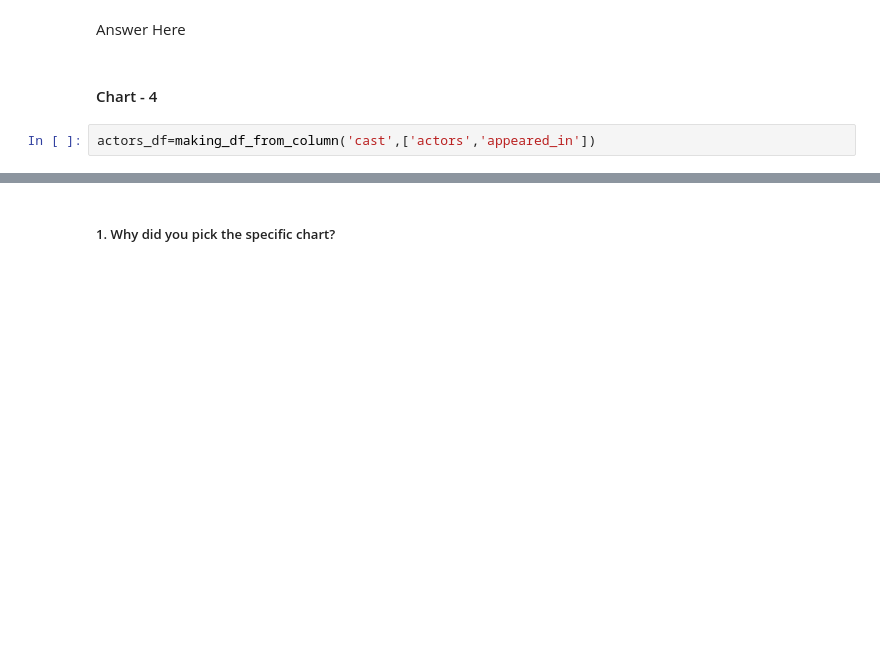
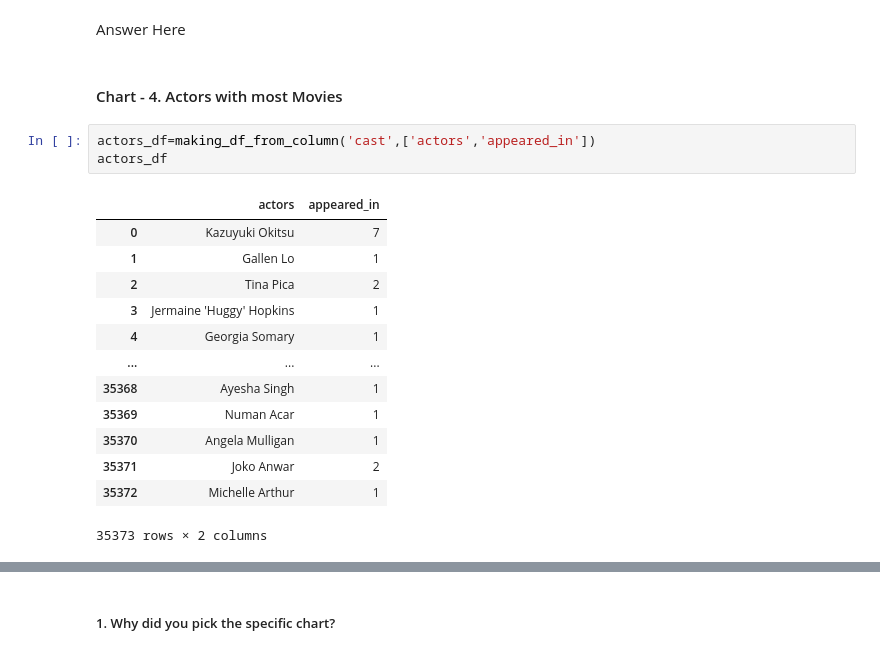
Before and after one commit to LuvMutreja/NETFLIX-MOVIES-AND-TV-SHOWS-CLUSTERING, a Jupyter notebook: Unsupervised_ML_Project_NETFLIX_MOVIES_AND_TV_SHOWS_CLUSTERING_.ipynb, the cells around one changed output, grey strips where cells are left out. Drawn from its saved outputs; the diff is of its cells as text; blank space fills up the shorter version.

```diff
--- a/Unsupervised_ML_Project_NETFLIX_MOVIES_AND_TV_SHOWS_CLUSTERING_.ipynb
+++ b/Unsupervised_ML_Project_NETFLIX_MOVIES_AND_TV_SHOWS_CLUSTERING_.ipynb
@@ -369,8 +351,23 @@ Are there any insights that lead to negative growth? Justify with specific reaso
 # %% [markdown]
 Answer Here
 # %% [markdown]
-#### Chart - 4
+#### Chart - 4. Actors with most Movies
 # %%
 actors_df=making_df_from_column('cast',['actors','appeared_in'])
+actors_df
+# %% [output]
+|  | actors | appeared_in |
+| 0 | Kazuyuki Okitsu | 7 |
+| 1 | Gallen Lo | 1 |
+| 2 | Tina Pica | 2 |
+| 3 | Jermaine 'Huggy' Hopkins | 1 |
+| 4 | Georgia Somary | 1 |
+| ... | ... | ... |
+| 35368 | Ayesha Singh | 1 |
+| 35369 | Numan Acar | 1 |
+| 35370 | Angela Mulligan | 1 |
+| 35371 | Joko Anwar | 2 |
+| 35372 | Michelle Arthur | 1 |
+35373 rows × 2 columns
 # %%
 # visualization code
```
Also changed, not shown: parts of 49 cells of this notebook.
